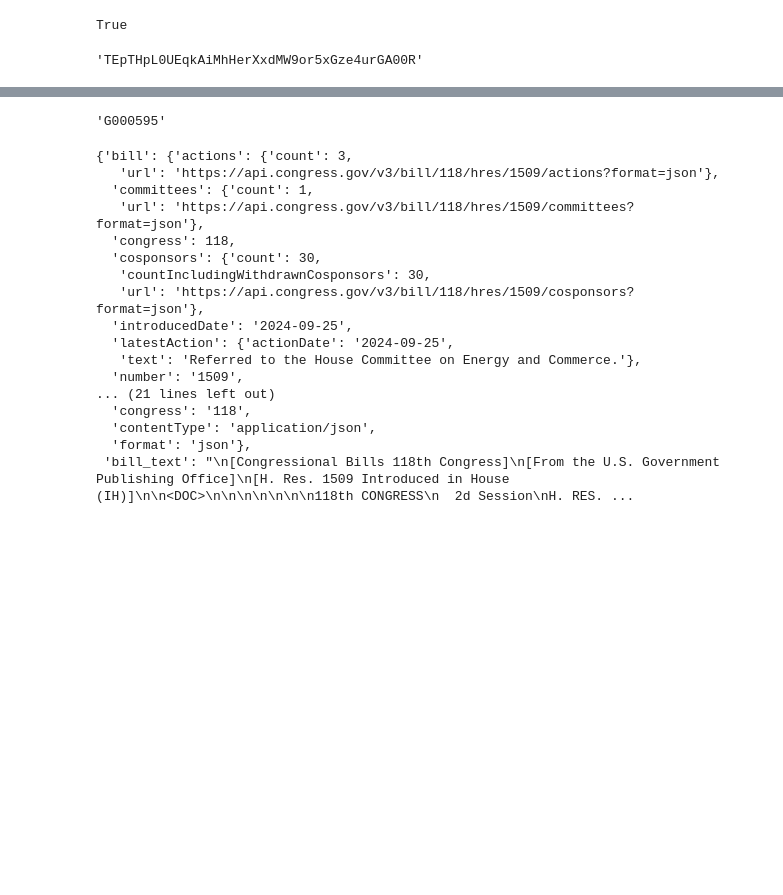
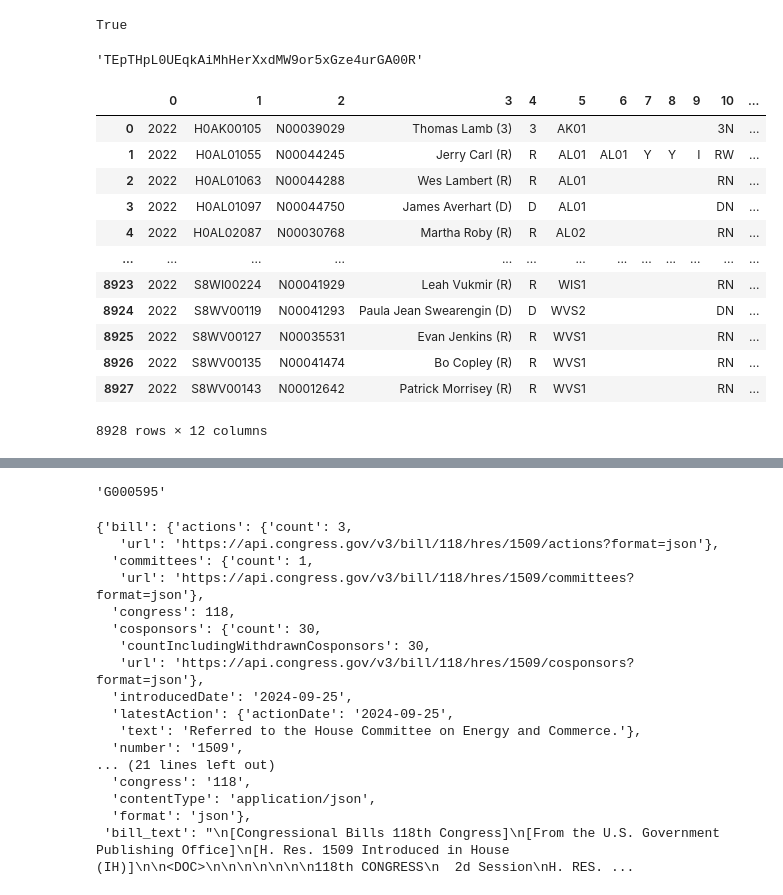
Before and after one commit to BingzheChen/contrans2024, a Jupyter notebook: sandbox.ipynb, the cells around one changed output, grey strips where cells are left out. Drawn from its saved outputs; the diff is of its cells as text; code cells hidden in the pictures; blank space fills up the shorter version.

```diff
--- a/sandbox.ipynb
+++ b/sandbox.ipynb
@@ -19,3 +21,20 @@ ct.congresskey
+# %%
+cands = pd.read_csv('data/cands22.txt', quotechar='|', header=None)
+cands
+# %% [output]
+|  | 0 | 1 | 2 | 3 | 4 | 5 | 6 | 7 | 8 | 9 | 10 | ... |
+| 0 | 2022 | H0AK00105 | N00039029 | Thomas Lamb (3) | 3 | AK01 |  |  |  |  | 3N | ... |
+| 1 | 2022 | H0AL01055 | N00044245 | Jerry Carl (R) | R | AL01 | AL01 | Y | Y | I | RW | ... |
+| 2 | 2022 | H0AL01063 | N00044288 | Wes Lambert (R) | R | AL01 |  |  |  |  | RN | ... |
+| 3 | 2022 | H0AL01097 | N00044750 | James Averhart (D) | D | AL01 |  |  |  |  | DN | ... |
+| 4 | 2022 | H0AL02087 | N00030768 | Martha Roby (R) | R | AL02 |  |  |  |  | RN | ... |
+| ... | ... | ... | ... | ... | ... | ... | ... | ... | ... | ... | ... | ... |
+| 8923 | 2022 | S8WI00224 | N00041929 | Leah Vukmir (R) | R | WIS1 |  |  |  |  | RN | ... |
+| 8924 | 2022 | S8WV00119 | N00041293 | Paula Jean Swearengin (D) | D | WVS2 |  |  |  |  | DN | ... |
+| 8925 | 2022 | S8WV00127 | N00035531 | Evan Jenkins (R) | R | WVS1 |  |  |  |  | RN | ... |
+| 8926 | 2022 | S8WV00135 | N00041474 | Bo Copley (R) | R | WVS1 |  |  |  |  | RN | ... |
+| 8927 | 2022 | S8WV00143 | N00012642 | Patrick Morrisey (R) | R | WVS1 |  |  |  |  | RN | ... |
+8928 rows × 12 columns
 # %%
 goodbioguide = ct.get_bioguide(name='good', state='Virginia', district=5)
 goodbioguide
```
Also changed, not shown: parts of 1 cell of this notebook, 1 other file.
